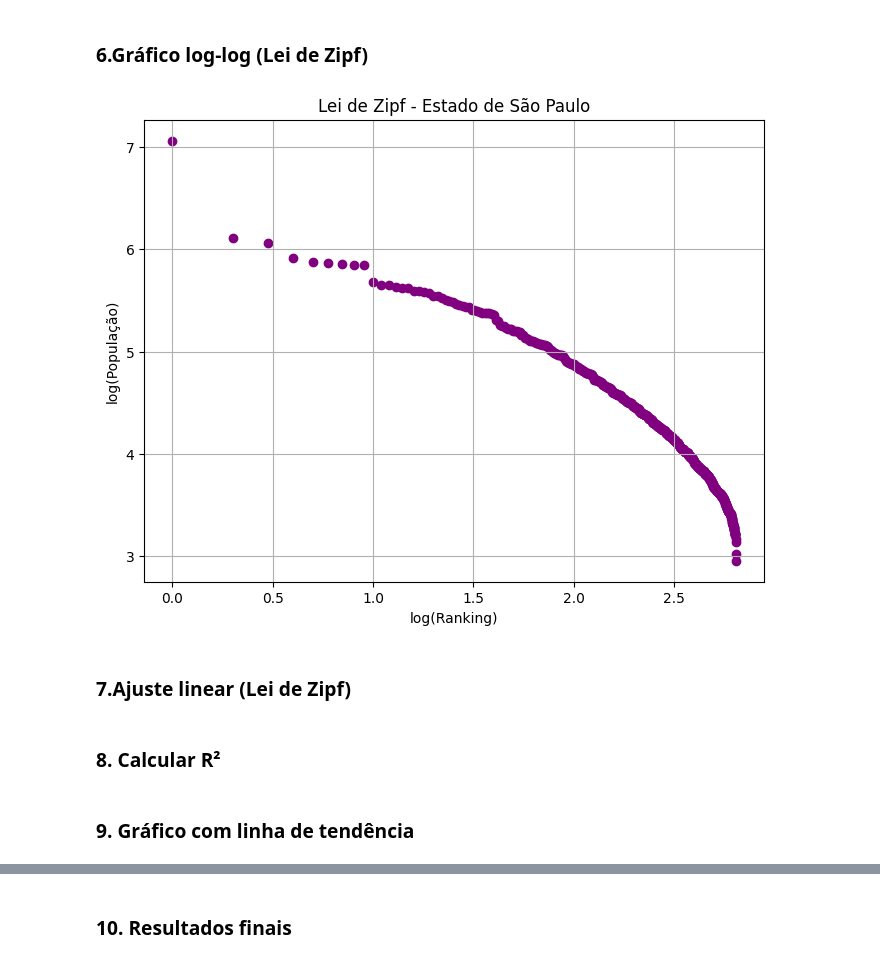
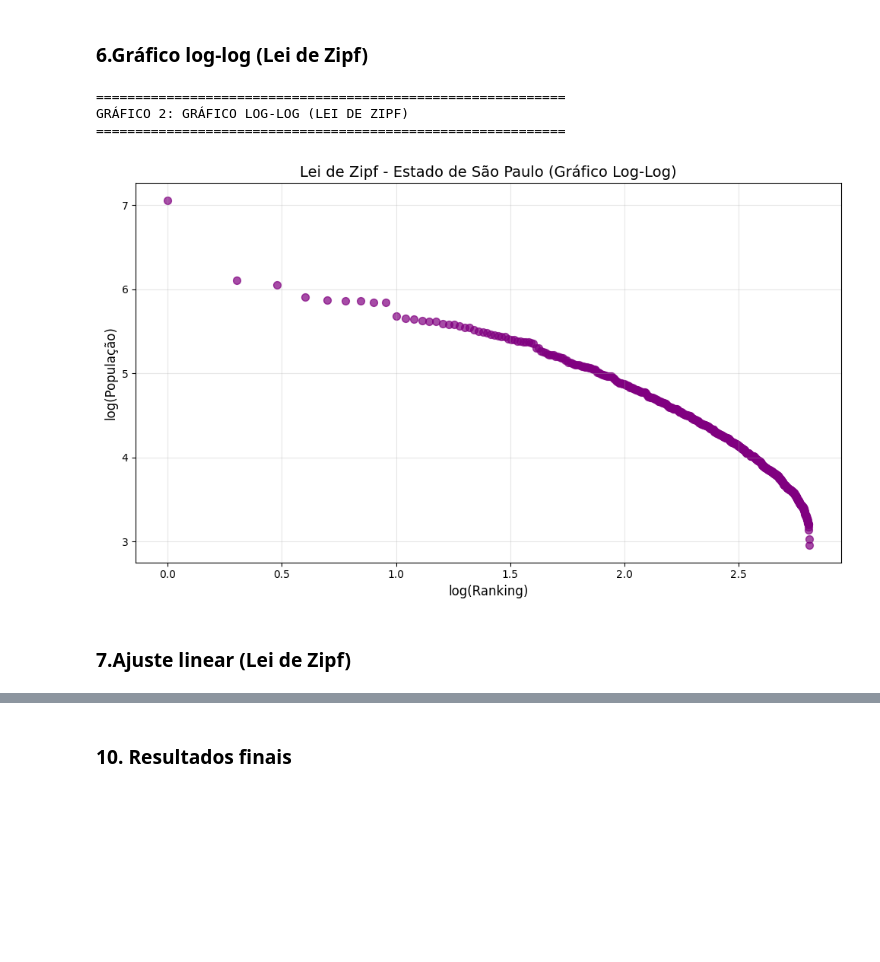
Before and after one commit to barbarajunq131/Programas, a Jupyter notebook: exercicio_3_atrasado__desenvolvimento_regional.ipynb, the cells around one changed output, grey strips where cells are left out. Drawn from its saved outputs; the diff is of its cells as text; code cells hidden in the pictures; blank space fills up the shorter version.

```diff
--- a/exercicio_3_atrasado__desenvolvimento_regional.ipynb
+++ b/exercicio_3_atrasado__desenvolvimento_regional.ipynb
@@ -80,10 +80,12 @@ Colunas encontradas: ['Sigla', 'CÃ³digo', 'MunicÃ\xadpio', '2022', 'Unnamed:
 # %% [markdown]
 ### 3.Renomear colunas
 # %%
-df.columns = df.columns.str.strip()
 df = df.rename(columns={
     'Sigla': 'UF',
     'CÃ³digo': 'Codigo',
     'MunicÃ\xadpio': 'Municipio',
     '2022': 'Populacao'
 })
+print("\n2. PRIMEIRAS 5 LINHAS DO DATAFRAME:")
+print("-" * 40)
+print(df.head())
@@ -92,2 +100,0 @@ df = df.rename(columns={
-# %%
-df['Municipio'] = df['Municipio'].str.encode('latin1').str.decode('utf-8')
@@ -96,3 +100,0 @@ df['Municipio'] = df['Municipio'].str.encode('latin1').str.decode('utf-8')
-# %%
-if 'Unnamed: 4' in df.columns:
-    df = df.drop(columns=['Unnamed: 4'])
@@ -99 +103,4 @@ if 'Unnamed: 4' in df.columns:
+# %%
+df['Populacao'] = pd.to_numeric(df['Populacao'], errors='coerce')
+df = df.dropna(subset=['Populacao'])
 # %% [markdown]
@@ -166,17 +183,28 @@ plt.show()
 # %% [markdown]
 ### 6.Gráfico log-log (Lei de Zipf)
 # %%
-df['log_ranking'] = np.log10(df['Ranking'])
-df['log_pop'] = np.log10(df['Populacao'])
+print("\n" + "=" * 60)
+print("GRÁFICO 2: GRÁFICO LOG-LOG (LEI DE ZIPF)")
+print("=" * 60)
 
-plt.figure(figsize=(8,6))
-plt.scatter(df['log_ranking'], df['log_pop'], color='purple')
-plt.xlabel("log(Ranking)")
-plt.ylabel("log(População)")
-plt.title("Lei de Zipf - Estado de São Paulo")
-plt.grid(True)
+# Calcular logs se ainda não existirem
+if 'log_ranking' not in df.columns:
+    df['log_ranking'] = np.log10(df['Ranking'])
+if 'log_pop' not in df.columns:
+    df['log_pop'] = np.log10(df['Populacao'])
+
+plt.figure(figsize=(10, 6))
+plt.scatter(df['log_ranking'], df['log_pop'], color='purple', alpha=0.7, s=50)
+plt.xlabel('log(Ranking)', fontsize=12)
+plt.ylabel('log(População)', fontsize=12)
+plt.title("Lei de Zipf - Estado de São Paulo (Gráfico Log-Log)", fontsize=14)
+plt.grid(True, alpha=0.3)
+plt.tight_layout()
 plt.show()
 # %% [output]
+============================================================
+GRÁFICO 2: GRÁFICO LOG-LOG (LEI DE ZIPF)
+============================================================
-[figure, old version]
+[figure, new version]
 # %% [markdown]
 ### 7.Ajuste linear (Lei de Zipf)
@@ -187,2 +210,0 @@ intercept = coef[1]
-# %% [markdown]
-### 8. Calcular R²
@@ -192,3 +211 @@ r2 = 1 - np.sum((df['log_pop'] - pred)**2) / np.sum((df['log_pop'] - np.mean(df[
-# %% [markdown]
-### 9. Gráfico com linha de tendência
 # %%
```
Also changed, not shown: parts of 20 cells of this notebook.
